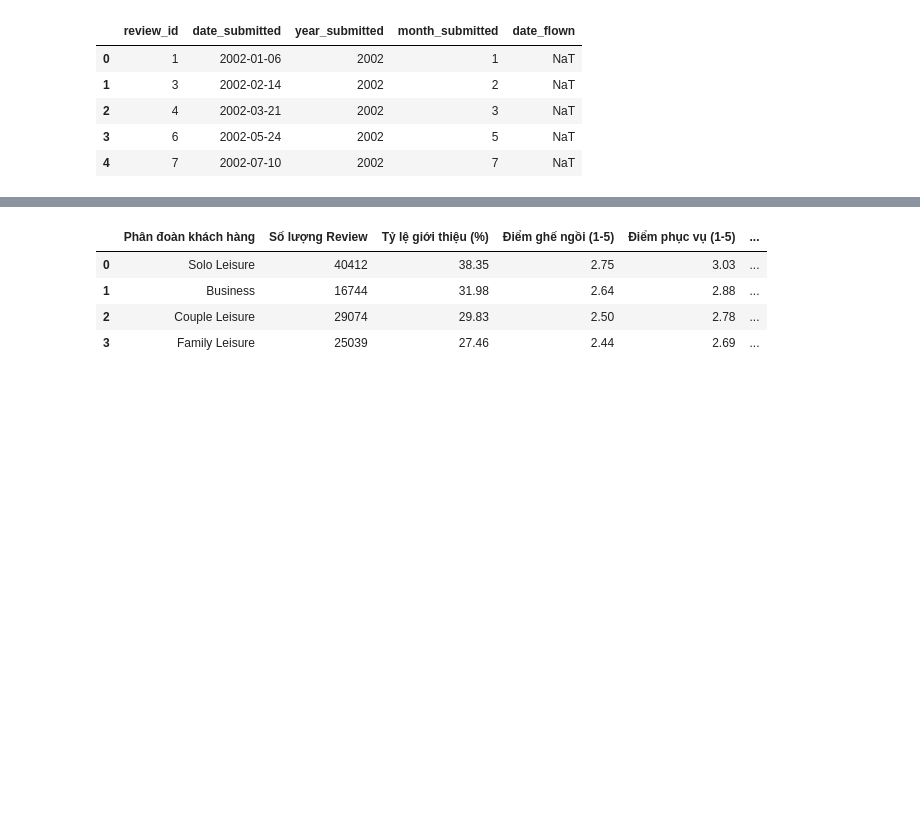
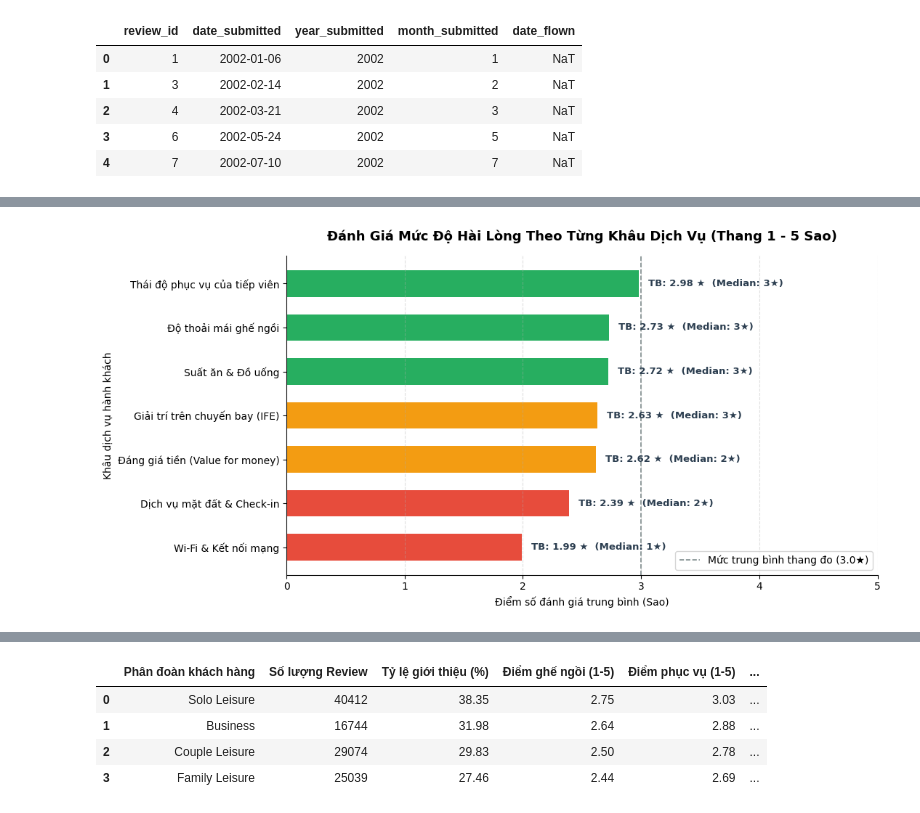
Before and after one commit to mantrinh67/DA-Porfolio, a Jupyter notebook: EDA_airline.ipynb, the cells around one changed output, grey strips where cells are left out. Drawn from its saved outputs; the diff is of its cells as text; code cells hidden in the pictures; blank space fills up the shorter version.

Commit message:
Add data

```diff
--- a/EDA_airline.ipynb
+++ b/EDA_airline.ipynb
@@ -133,8 +134,10 @@ df_tables[df_tables['TABLE_SCHEMA'].str.contains('sky', case=False, na=False)]
 # %%
 # Đọc dữ liệu ra DataFrame
 query = "SELECT * FROM skytrax.airlines"
-airlines = pd.read_sql(query, engine)
+airlines_raw = pd.read_sql(query, engine)
 
-print(f"Tổng số dòng: {len(airlines)}")
+airline = airlines_raw.copy()
+
+print(f"Total Column: {len(airlines)}")
 airlines.head()
 # %% [output]
@@ -161,8 +167,10 @@ Tổng số dòng: 1004
 | 4 | 5 | Aberdeen |
 # %%
 query = "SELECT * FROM skytrax.airline_reviews"
-airline_reviews = pd.read_sql(query, engine)
+airline_reviews_raw = pd.read_sql(query, engine)
 
-print(f"Tổng số dòng: {len(airline_reviews)}")
+airline_reviews = airline_reviews_raw.copy()
+
+print(f"Total Column: {len(airline_reviews)}")
 airline_reviews.head(5)
 # %% [output]
@@ -910,0 +975,44 @@ plt.show()
+# %%
+# Sắp xếp theo điểm trung bình tăng dần
+plot_data = rating_audit_df.sort_values(by='Điểm TB (Mean)', ascending=True).reset_index(drop=True)
+
+# Gán nhãn tiếng Việt dễ đọc
+label_mapping = {
+    'wifi_and_connectivity': 'Wi-Fi & Kết nối mạng',
+    'ground_service': 'Dịch vụ mặt đất & Check-in',
+    'value_for_money': 'Đáng giá tiền (Value for money)',
+    'inflight_entertainment': 'Giải trí trên chuyến bay (IFE)',
+    'food_and_beverages': 'Suất ăn & Đồ uống',
+    'seat_comfort': 'Độ thoải mái ghế ngồi',
+    'cabin_staff_service': 'Thái độ phục vụ của tiếp viên'
+}
+plot_data['Ten_dich_vu'] = plot_data['Thang đo dịch vụ'].map(label_mapping)
+
+# Màu sắc: Đỏ/Cam cho khâu bị chấm điểm thấp (< 2.5), Xanh cho khâu đạt trên 2.5
+colors = ['#e74c3c' if m < 2.4 else ('#f39c12' if m < 2.7 else '#27ae60') for m in plot_data['Điểm TB (Mean)']]
+
+plt.figure(figsize=(11, 5.5))
+bars = plt.barh(plot_data['Ten_dich_vu'], plot_data['Điểm TB (Mean)'], color=colors, height=0.6)
+
+# Thêm nhãn điểm trung bình và trung vị lên đầu thanh
+for bar, median in zip(bars, plot_data['Trung vị (Median)']):
+    w = bar.get_width()
+    plt.text(w + 0.08, bar.get_y() + bar.get_height()/2, f"TB: {w:.2f} ★  (Median: {median}★)",
+             va='center', ha='left', fontsize=9.5, fontweight='bold', color='#2c3e50')
+
+# Vẽ đường tham chiếu mức trung bình thang đo (3.0 sao)
+plt.axvline(x=3.0, color='#7f8c8d', linestyle='--', linewidth=1.2, label='Mức trung bình thang đo (3.0★)')
+
+plt.title('Đánh Giá Mức Độ Hài Lòng Theo Từng Khâu Dịch Vụ (Thang 1 - 5 Sao)', fontsize=13, fontweight='bold', pad=15)
+plt.xlabel('Điểm số đánh giá trung bình (Sao)', fontsize=10)
+plt.ylabel('Khâu dịch vụ hành khách', fontsize=10)
+plt.xlim(0, 5.0)
+plt.legend(loc='lower right', frameon=True)
+plt.grid(axis='x', linestyle='--', alpha=0.4)
+plt.gca().spines['top'].set_visible(False)
+plt.gca().spines['right'].set_visible(False)
+
+plt.tight_layout()
+plt.show()
+# %% [output]
+[figure, added]
```
Also changed, not shown: parts of 17 cells of this notebook.
